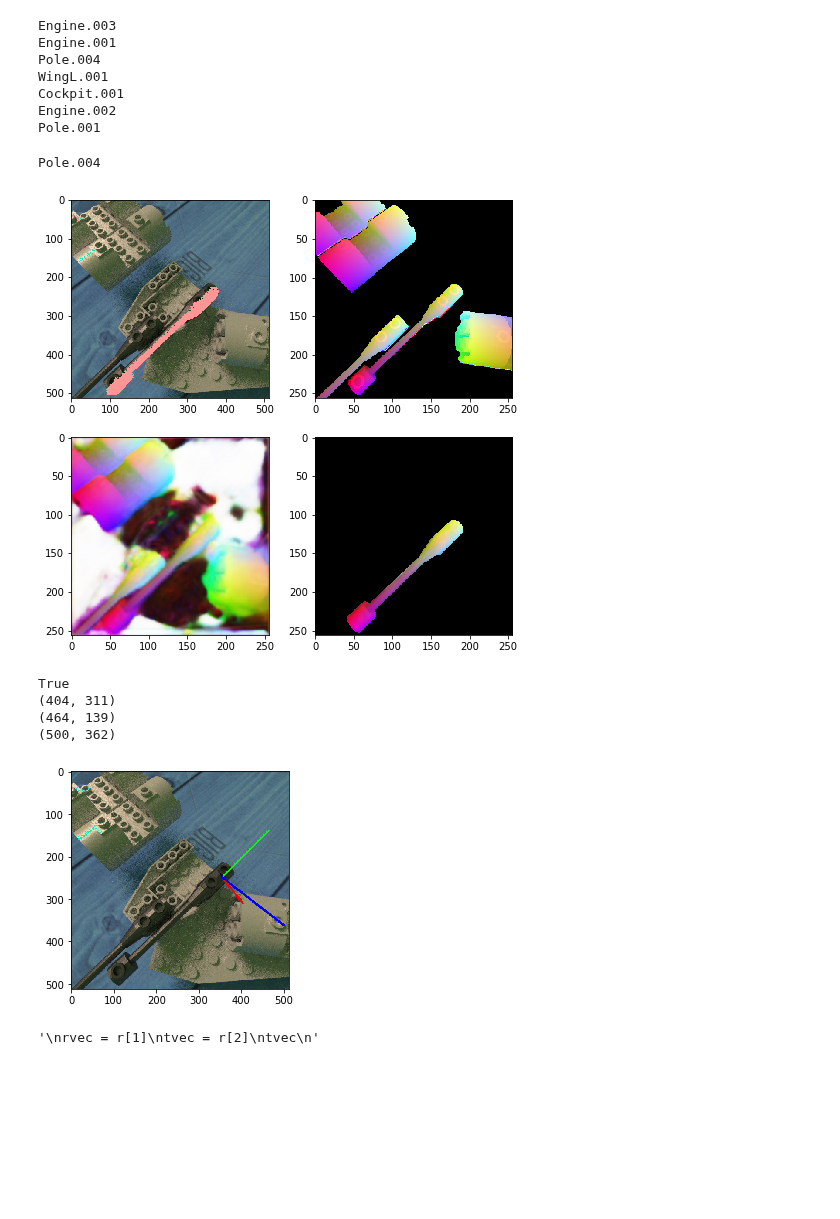
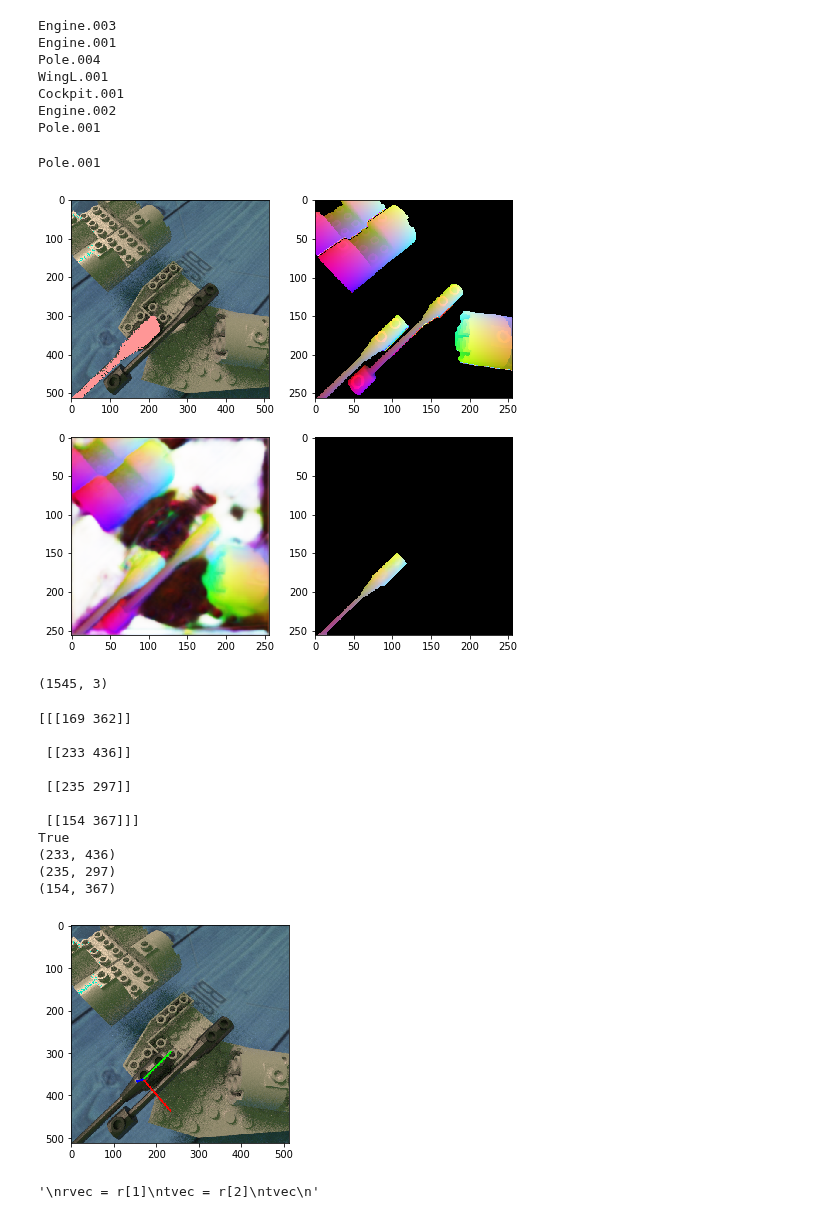
Before and after one commit to WHSnyder/Brickthrough, a Jupyter notebook: pose_est/geom_net.ipynb, the cells around one changed output. Saved outputs shown, nothing was run; the diff lists cells and outputs as text; code cells hidden in the pictures; blank space fills up the shorter version.

```diff
--- a/pose_est/geom_net.ipynb
+++ b/pose_est/geom_net.ipynb
@@ -216,7 +216,7 @@ for hue in masks:
     if objname:
         objclass = objname.split(".")[0]
         print(objname)
-        if objclass and objname == "Pole.004":# or objclass == "Pole"):
+        if objclass and objname == "Pole.001":# or objclass == "Pole"):
             names.append(tuple([objname,hue]))
 # %% [output]
 Engine.003
@@ -236,6 +236,7 @@ inds = np.stack((r,c),axis=-1).astype(np.uint8)
 inds = np.dstack(np.meshgrid(np.arange(256), np.arange(256)))
 
 objsdata = getObjectsData(data)
+kernel = np.ones((3,3),np.uint8)
 
 
 for obj in names:
@@ -251,78 +252,81 @@ for obj in names:
     print(name)
 
     objmask = cv2.resize(objmask, (256,256), cv2.INTER_LINEAR)
-    mask = cv2.resize(mask, (256,256), cv2.INTER_LINEAR)
+    objmask = cv2.erode(objmask,kernel,iterations = 2)
+
     geom_pred = cv2.resize(geom_pred, (256,256), cv2.INTER_LINEAR)
     confidence = cv2.resize(confidence, (256,256), cv2.INTER_LINEAR)
 
     region = cv2.bitwise_and(geom_pred,geom_pred,mask=objmask)
     conf = cv2.bitwise_and(confidence,confidence,mask=objmask)
 
-    thresh = conf > 240
-    coords = (bbl + dims * (region[thresh]/255))
+    thresh = conf > 250
+    coords = (bbl[2::-1] + dims[2::-1] * (region[thresh]/255))
 
     locs = 2*inds[thresh]
-
-    #print(locs)
-    #print(coords)
 
     break
 
 
-name="Pole.004"
+#name="Pole.001"
 
-final = []
-for x,y,z in np.ndindex((3,3,3)):
-    final.append([x,y,z,1.0])
+#final = []
+#for x,y,z in np.ndindex((3,3,3)):
+    #final.append([x,y,z,1.0])
 
 
-engverts = np.ones((coords.shape[0],4),dtype=np.float32)
-engverts[:,0:3] = coords
-engverts[:,3] = 1.0
+temp = np.ones((coords.shape[0],4),dtype=np.float32)
+temp[:,2::-1] = coords
+temp[:,3] = 1.0
+coords = temp
 
 projmat = fu.matrix_from_string(data["projection"])
 modelmat = fu.matrix_from_string(data["objects"][name]["modelmat"])
 viewmat =  fu.matrix_from_string(data["viewmats"][i])
 
-screenverts = fu.verts_to_screen(modelmat, viewmat, projmat, engverts , filter=False)
+screenverts = fu.verts_to_screen(modelmat, viewmat, projmat, coords , filter=False)
 screenverts[:,0:2] = fu.toNDC(screenverts[:,0:2], (512,512))
 
 tst = cv2.imread(datapath + "{}_a.png".format(tag))
 
 for vert in screenverts:
     cv2.circle(tst, (int(vert[0]), int(vert[1])), 5, (255, 150, 150), 1)
 
 coords = coords[:,0:3]# engverts[:,0:3]
 #locs = screenverts[:,0:2]
 
 rows = 2
 cols = 2
 fig=plt.figure(figsize=(8, 8))
 
 fig.add_subplot(rows, cols, 1)
 plt.imshow(tst)
 
 fig.add_subplot(rows, cols, 2)
 plt.imshow(geomraw)
 
 fig.add_subplot(rows, cols, 3)
 plt.imshow(geom_pred)
 
 fig.add_subplot(rows, cols, 4)
 plt.imshow(region)
 
 
 plt.show()
 # %% [output]
-Pole.004
+Pole.001
-[figure, old version]
+[figure, new version]
 # %%
-ret, rvec, tvec,inliers = cv2.solvePnPRansac(coords.astype(np.float32), locs.astype(np.float32), mtx,None,flags=cv2.SOLVEPNP_EPNP,reprojectionError=3,iterationsCount=100)
-#ret, rvec, tvec,inliers = cv2.solvePnPRansac(coords.astype(np.float32), locs.astype(np.float32), mtx, dist, flags=(cv2.SOLVEPNP_ITERATIVE))
+#ret, rvec, tvec,inliers = cv2.solvePnP(coords.astype(np.float32), locs.astype(np.float32), mtx,dist,flags=cv2.SOLVEPNP_EPNP,reprojectionError=3,iterationsCount=100)
+print(coords.shape)
+ret, rvec, tvec,inliers = cv2.solvePnPRansac(coords.astype(np.float32), locs.astype(np.float32), mtx, None, flags=(cv2.SOLVEPNP_ITERATIVE),reprojectionError=2,iterationsCount=10)
+#ret, rvec, tvec = cv2.solvePnP(coords.astype(np.float32), locs.astype(np.float32), mtx,None,flags=cv2.SOLVEPNP_EPNP)
+# %% [output]
+(1545, 3)
 # %%
 (pt, jac) = cv2.projectPoints(np.array([(0,0.0,0.0),(1.0, 0.0, 0.0),(0.0, 1.0, 0.0),(0.0, 0.0, 1.0)]), rvec, tvec, mtx, dist)
 pt = pt.astype(int)
-
+print(pt)
 img3 = cv2.imread(datapath + "{}_a.png".format(tag))
 
 print(ret)
@@ -337,6 +341,8 @@ i = 0
 for point in pt[1:4]:
     o = pt[0][0]
     print(tuple(point[0]))
+    if o[0] > 512:
+        continue
     cv2.line(img3, tuple(o), tuple(point[0]), lines[i], 3)
     i+=1
 
@@ -349,9 +355,16 @@ tvec = r[2]
 tvec
 '''
 # %% [output]
+[[[169 362]]
+
+ [[233 436]]
+
+ [[235 297]]
+
+ [[154 367]]]
 True
-(404, 311)
-(464, 139)
-(500, 362)
+(233, 436)
+(235, 297)
+(154, 367)
-[figure, old version]
+[figure, new version]
 '\nrvec = r[1]\ntvec = r[2]\ntvec\n'
```
